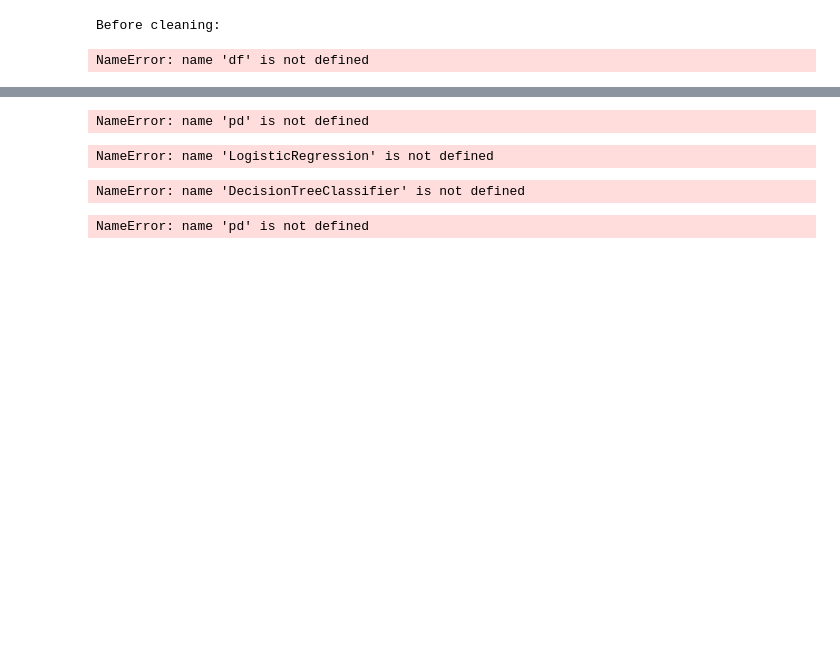
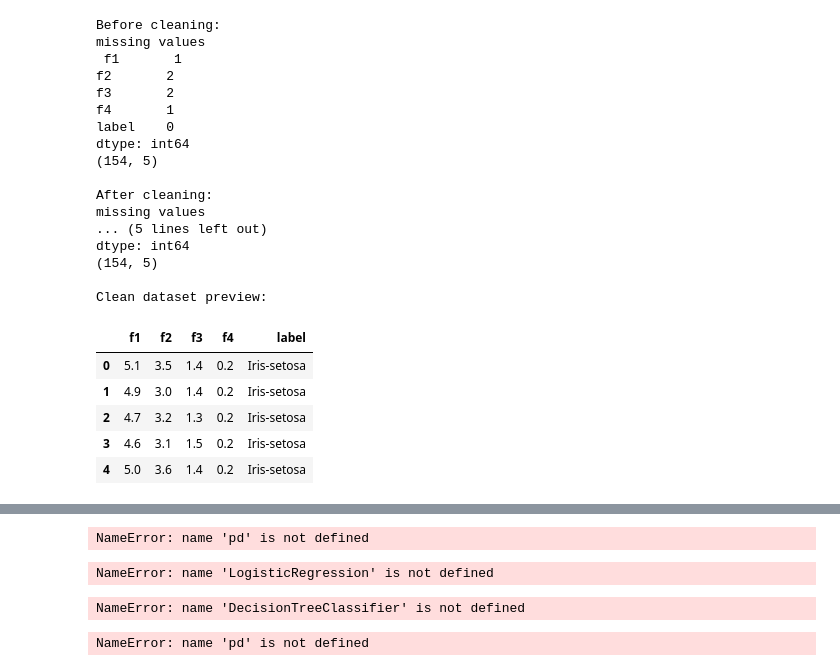
Before and after one commit to mohsensayyadi/misc, a Jupyter notebook: df utils.ipynb, the cells around one changed output, grey strips where cells are left out. Drawn from its saved outputs; the diff is of its cells as text; code cells hidden in the pictures; blank space fills up the shorter version.

```diff
--- a/df utils.ipynb
+++ b/df utils.ipynb
@@ -9,27 +66,52 @@ NameError: name 'df' is not defined
 # %%
+import pandas as pd
+import numpy as np
 # Check and clean missing values
+df = pd.read_csv("iris_dirty.csv")
 print('Before cleaning:')
-print(df.isnull().sum())
-
+print("missing values\n", df.isnull().sum())
+print(df.shape)
 # Fill missing numeric values with median, categorical with mode
 for col in df.columns:
     if df[col].isnull().sum() > 0:
         if pd.api.types.is_numeric_dtype(df[col]):
             df[col] = df[col].fillna(df[col].median())
         else:
             df[col] = df[col].fillna(df[col].mode()[0])
 
 print('\nAfter cleaning:')
-print(df.isnull().sum())
+print("missing values\n",df.isnull().sum())
+print(df.shape)
 
 # Normalize categorical values if needed
 if 'AdType' in df.columns:
     df['AdType'] = df['AdType'].astype(str).str.strip().str.title()
 
 print('\nClean dataset preview:')
 df.head()
 # %% [output]
 Before cleaning:
+missing values
+ f1       1
+f2       2
+f3       2
+f4       1
+label    0
+dtype: int64
+(154, 5)
+
+After cleaning:
+missing values
+... (5 lines left out)
+dtype: int64
+(154, 5)
+
+Clean dataset preview:
-NameError: name 'df' is not defined
+|  | f1 | f2 | f3 | f4 | label |
+| 0 | 5.1 | 3.5 | 1.4 | 0.2 | Iris-setosa |
+| 1 | 4.9 | 3.0 | 1.4 | 0.2 | Iris-setosa |
+| 2 | 4.7 | 3.2 | 1.3 | 0.2 | Iris-setosa |
+| 3 | 4.6 | 3.1 | 1.5 | 0.2 | Iris-setosa |
+| 4 | 5.0 | 3.6 | 1.4 | 0.2 | Iris-setosa |
 # %%
 def defineTargetVar(row):
```
Also changed, not shown: parts of 7 cells of this notebook, 1 other file.
